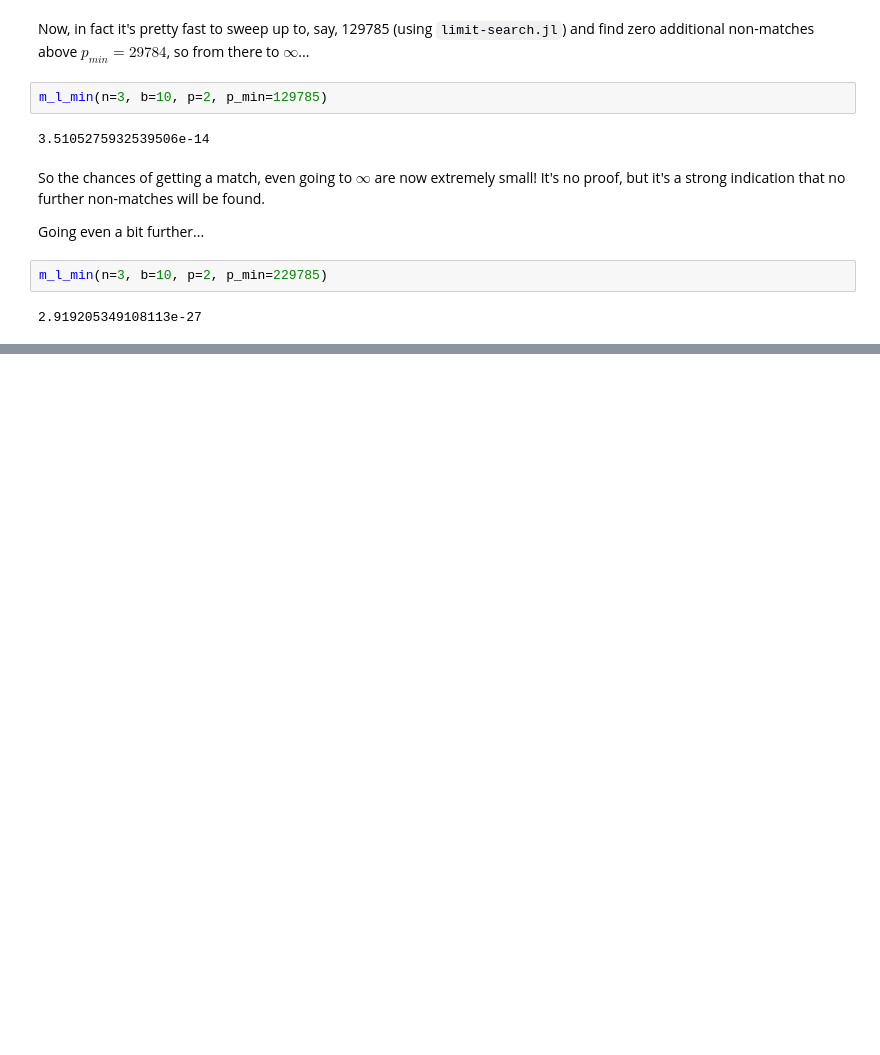
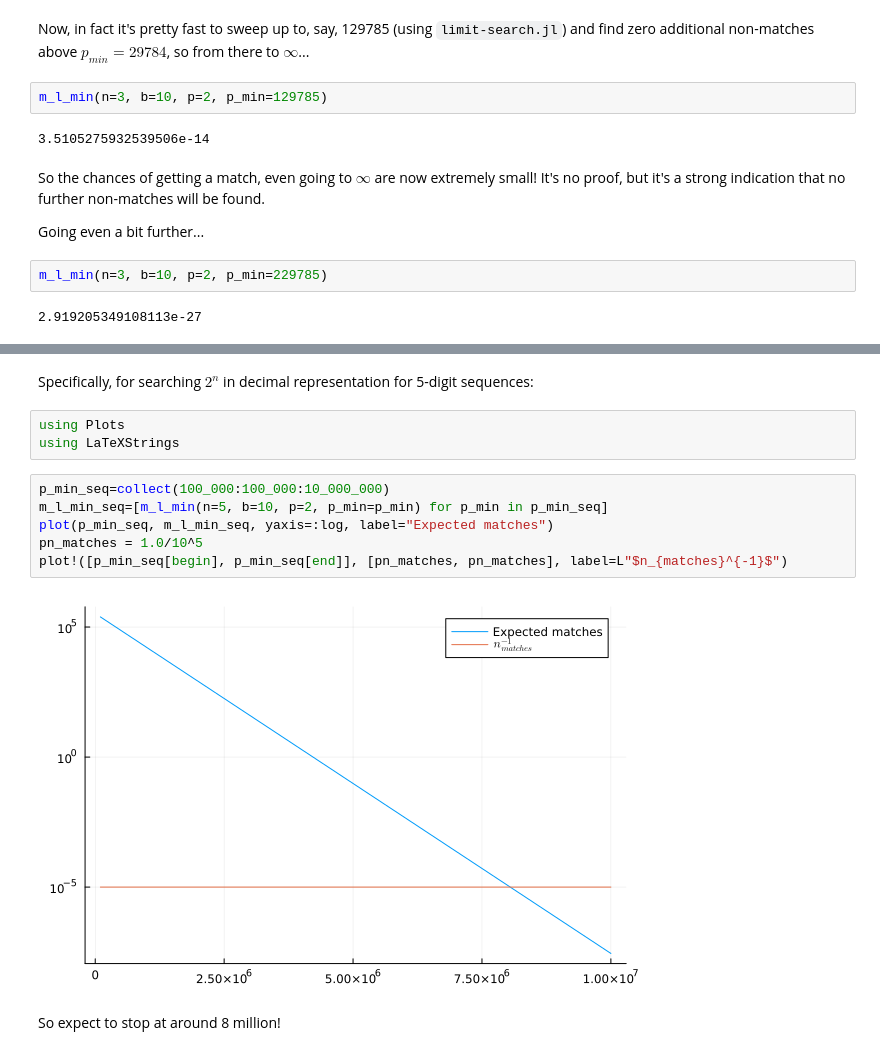
Before and after one commit to graeme-a-stewart/apocalypse, a Jupyter notebook: misc/random-numbers.ipynb, the cells around one changed output, grey strips where cells are left out. Saved outputs shown, nothing was run; the diff lists cells and outputs as text; blank space fills up the shorter version.

Commit message:
Note on expected limiting value
This a guess as to when, statistically, all sequences would match
beyond a certain power

```diff
--- a/misc/random-numbers.ipynb
+++ b/misc/random-numbers.ipynb
@@ -182,0 +200,15 @@ m_l_min(n=3, b=10, p=2, p_min=229785)
+# %% [markdown]
+Specifically, for searching $2^n$ in decimal representation for 5-digit sequences:
+# %%
+using Plots
+using LaTeXStrings
+# %%
+p_min_seq=collect(100_000:100_000:10_000_000)
+m_l_min_seq=[m_l_min(n=5, b=10, p=2, p_min=p_min) for p_min in p_min_seq]
+plot(p_min_seq, m_l_min_seq, yaxis=:log, label="Expected matches")
+pn_matches = 1.0/10^5
+plot!([p_min_seq[begin], p_min_seq[end]], [pn_matches, pn_matches], label=L"$n_{matches}^{-1}$")
+# %% [output]
+[figure, added]
+# %% [markdown]
+So expect to stop at around 8 million!
```
Also changed, not shown: parts of 3 cells of this notebook.
